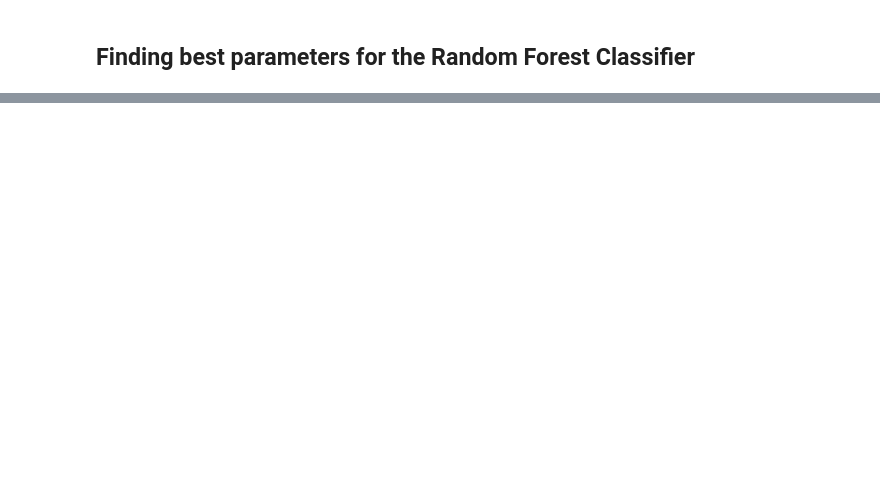
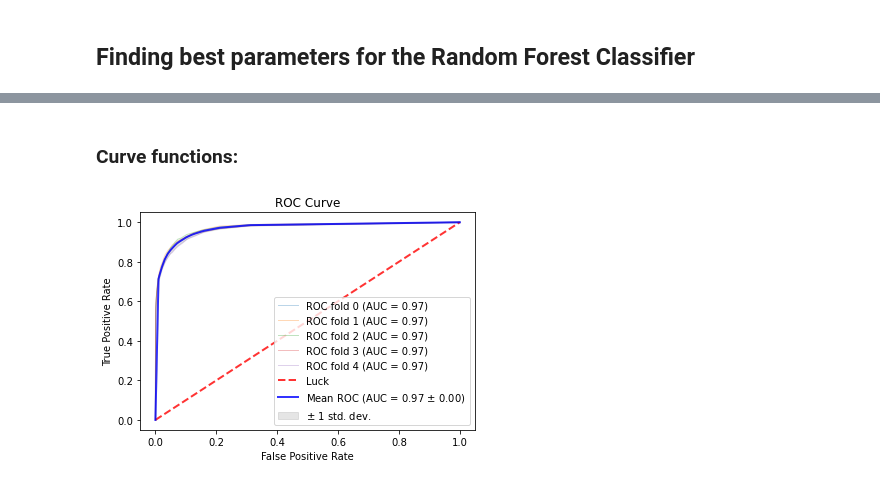
Before and after one commit to homemlab/flync, a Jupyter notebook: notebooks/random-forest.ipynb, the cells around one changed output, grey strips where cells are left out. Cells and saved outputs as stored; diff of their text form; code cells hidden in the pictures; blank space fills up the shorter version.

Commit message:
retrained model to match current sklearn version

```diff
--- a/notebooks/random-forest.ipynb
+++ b/notebooks/random-forest.ipynb
@@ -144,0 +162,5 @@ AttributeError: type object 'RocCurveDisplay' has no attribute 'from_estimator'
+# %%
+X = features_clean.iloc[:,3:14]
+y = features_clean.iloc[:,-1]
+ft_imp = pd.Series(rf_best.feature_importances_, index=features_clean.iloc[:,3:14].columns).sort_values(ascending=False)
+ft_imp
@@ -144,0 +208,5 @@ AttributeError: type object 'RocCurveDisplay' has no attribute 'from_estimator'
+# %%
+X_best_ft = features_clean[["length", "bestTSS", "bestTSS_inside", "mean_gc", "mean_remap", "cov_tfbs", "cov_pol2", "mean_pcons27", "mean_pPcons124"]]
+rf = RandomForestClassifier(n_jobs=-1)
+rf.fit(X_best_ft, y)
+score_rf_model(X_best_ft, y, kf)
@@ -144,0 +233,4 @@ AttributeError: type object 'RocCurveDisplay' has no attribute 'from_estimator'
+# %%
+rf_final = RandomForestClassifier(n_jobs=-1)
+rf_final.fit(X_best_ft, y)
+score_rf_model(X_best_ft, y, kf)
@@ -144,0 +311,3 @@ AttributeError: type object 'RocCurveDisplay' has no attribute 'from_estimator'
+# %%
+rf_final = RandomForestClassifier(n_jobs=-1)
+rf_final.fit(X_best_ft, y)
@@ -144,0 +333,2 @@ AttributeError: type object 'RocCurveDisplay' has no attribute 'from_estimator'
+# %% [markdown]
+### Curve functions:
@@ -144,0 +436,5 @@ AttributeError: type object 'RocCurveDisplay' has no attribute 'from_estimator'
+# %%
+cv = KFold(n_splits=5, shuffle=True, random_state=15)
+draw_cv_roc_curve(rf_final, cv, X_best_ft, y)
+# %% [output]
+[figure, added]
```
Also changed, not shown: parts of 24 cells of this notebook, 10 other files.
